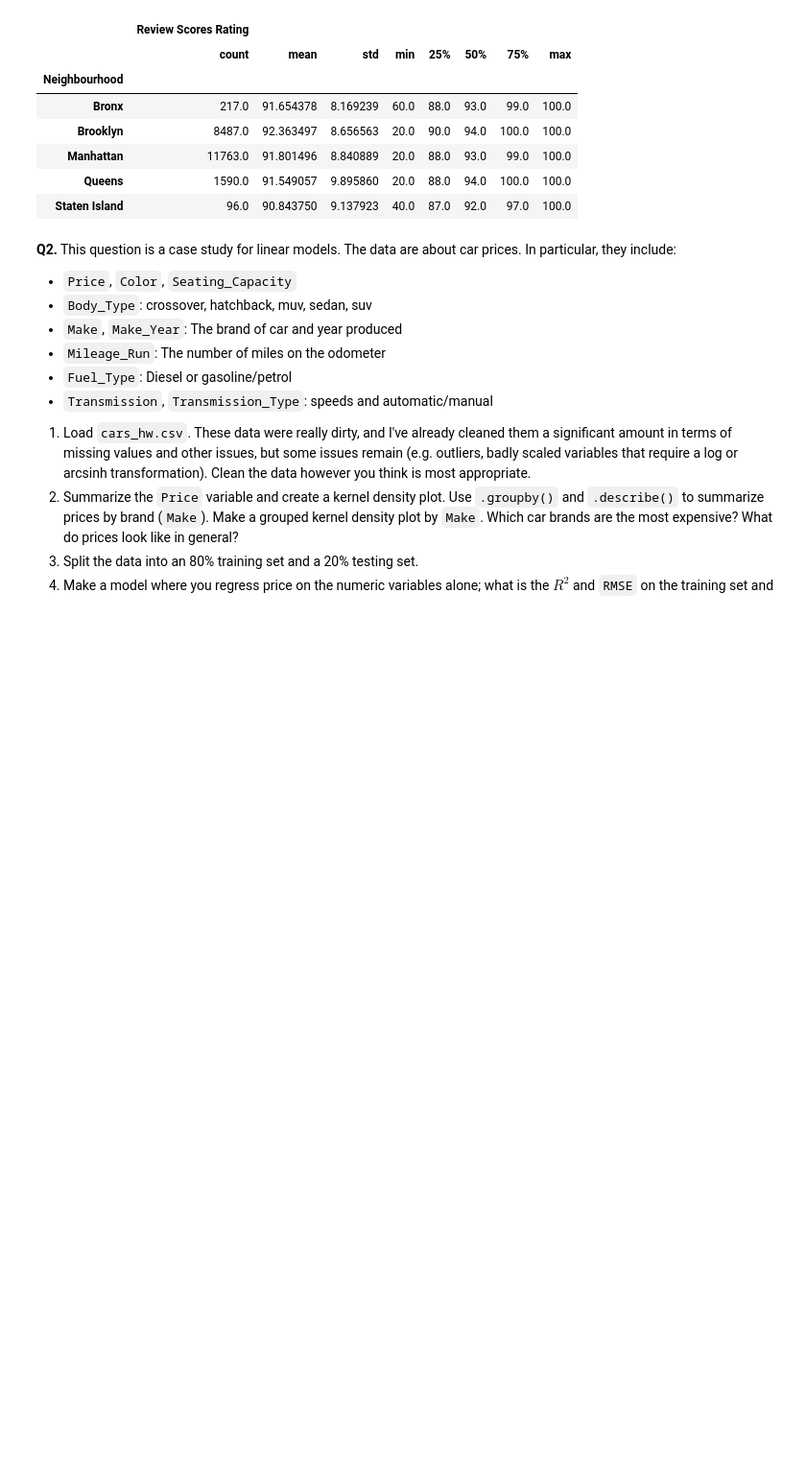
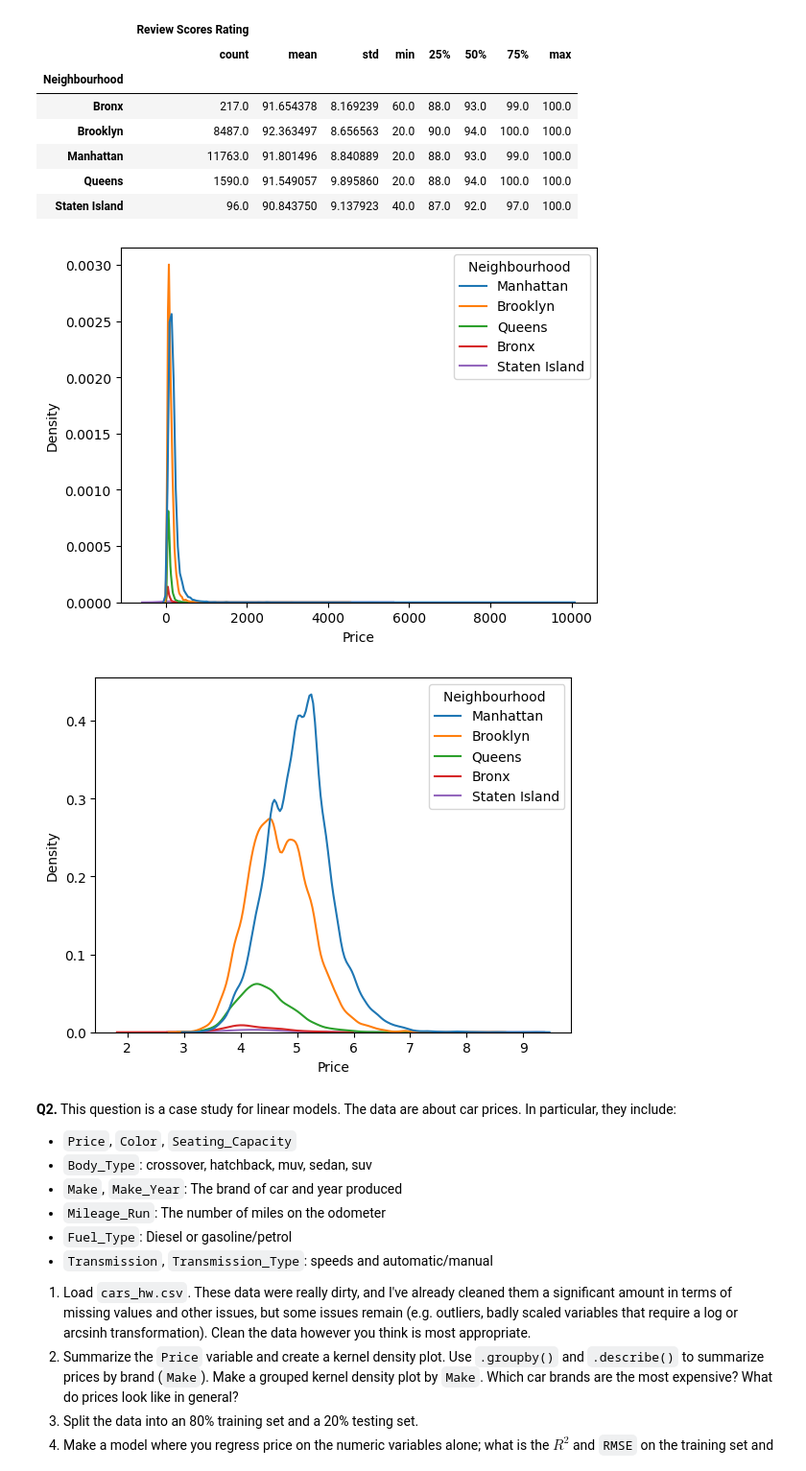
Before and after one commit to gckang/linearRegression, a Jupyter notebook: assignment.ipynb, the cells around one changed output. Shown: that part at 96% size. Saved outputs shown, nothing was run; the diff lists cells and outputs as text; code cells hidden in the pictures; blank space fills up the shorter version.

```diff
--- a/assignment.ipynb
+++ b/assignment.ipynb
@@ -54,6 +54,13 @@ df1.loc[:,['Review Scores Rating','Neighbourhood '] ].groupby('Neighbourhood ').
 # %%
 # The most expensive bourough is Manhattan as it has the highest mean price of $183.66 a night and the highest median of $150 a night.
 # %%
-sns.kdeplot(x=df1['Price'], hue=df1['Neighbourhood'])
+sns.kdeplot(x=df1['Price'], hue=df1['Neighbourhood '])
+plt.show()
+
+sns.kdeplot(x=np.log(df1['Price']), hue=df1['Neighbourhood '])
+plt.show()
+# %% [output]
+[figure, added]
+[figure, added]
 # %%
 '''
```
Also changed, not shown: parts of 1 cell of this notebook.
